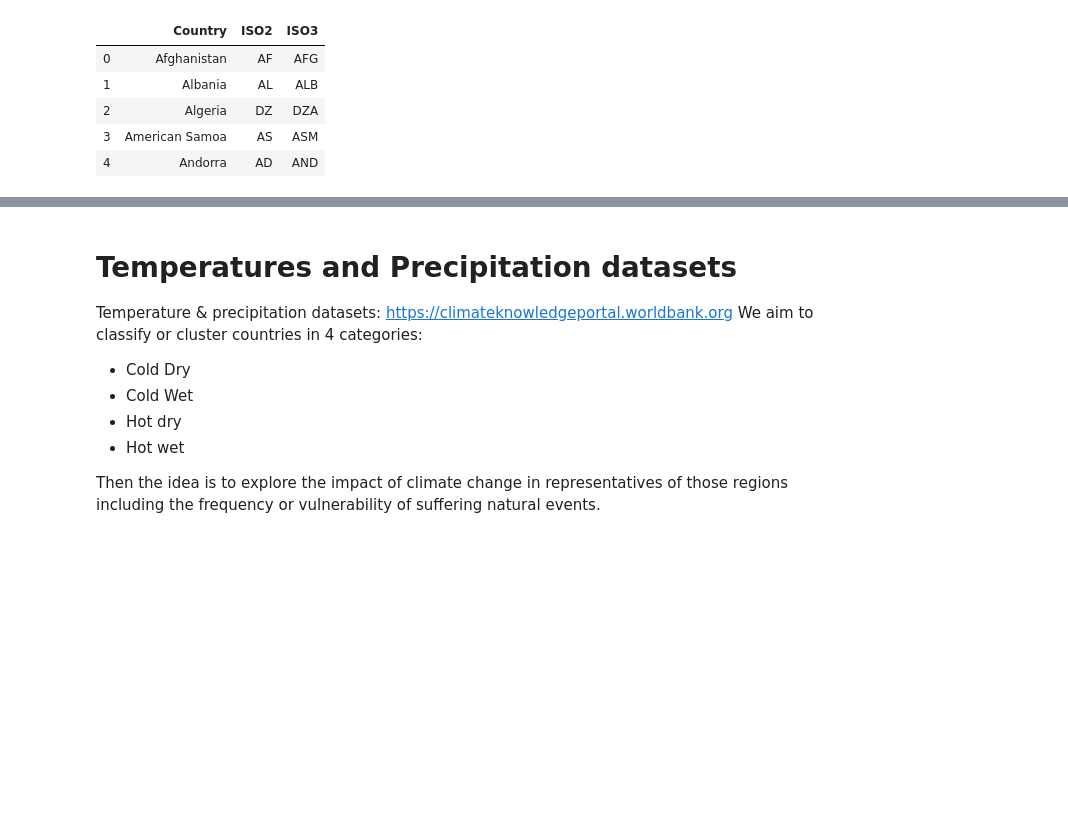
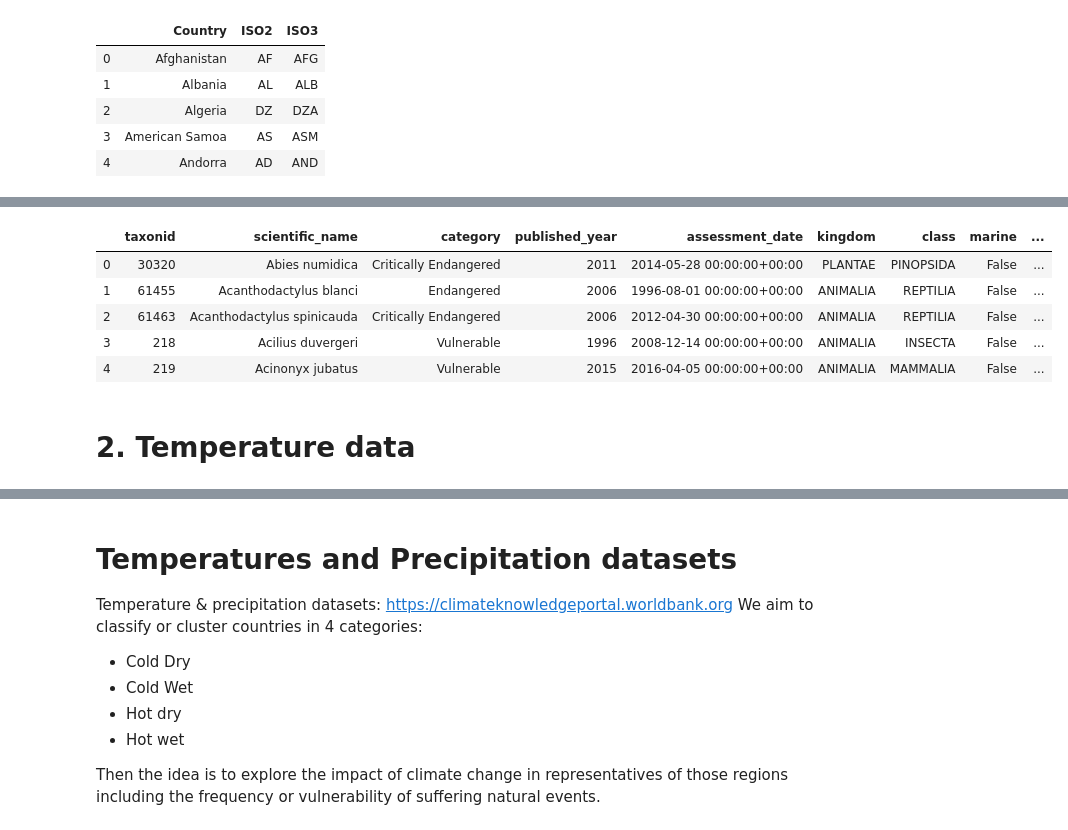
Before and after one commit to fabi-cast/Ecozones-in-a-Warming-World, a Jupyter notebook: notebooks/data-cleaning.ipynb, the cells around one changed output, grey strips where cells are left out. Cells and saved outputs as stored; diff of their text form; code cells hidden in the pictures; blank space fills up the shorter version.

```diff
--- a/notebooks/data-cleaning.ipynb
+++ b/notebooks/data-cleaning.ipynb
@@ -528,2 +553,0 @@ spe_relevant.head()
-# %%
-spe_relevant = spe_relevant.merge(realms[["Realm", "Continent", "Region", "Subregion", "ISO3"]], on = "ISO3", how = "left")
@@ -529,0 +556,13 @@ spe_relevant = spe_relevant.merge(realms[["Realm", "Continent", "Region", "Subre
+# %%
+realms = pd.read_csv("../data/raw_data/regions.csv")
+# %%
+spe_realms = (realms[["Realm", "Continent", "Region", "Subregion", "Country", "ISO3", "Developed"]]
+              .merge(spe_relevant, on = "ISO3", how = "right")
+              .drop(columns = ["Country_y", "ISO2"])
+              .rename(columns = {"Country_x": "Country"}))
+
+# Rearranging
+
+spe_realms = spe_realms[['taxonid', 'scientific_name', 'category', 'published_year','assessment_date', 'kingdom',
+                         'class', 'marine', 'freshwater','terrestrial', 'Realm', 'Continent', 'Region', 'Subregion',
+                         'Country', 'ISO3','Developed']]
@@ -530 +592,13 @@ spe_relevant = spe_relevant.merge(realms[["Realm", "Continent", "Region", "Subre
+# %%
+spe_realms["assessment_date"] = pd.to_datetime(spe_relevant.assessment_date, infer_datetime_format=True, utc= True)
+spe_realms = spe_realms.assign(year = spe_realms["assessment_date"].dt.year)
+# %%
+spe_realms.head()
+# %% [output]
+|  | taxonid | scientific_name | category | published_year | assessment_date | kingdom | class | marine | ... |
+| 0 | 30320 | Abies numidica | Critically Endangered | 2011 | 2014-05-28 00:00:00+00:00 | PLANTAE | PINOPSIDA | False | ... |
+| 1 | 61455 | Acanthodactylus blanci | Endangered | 2006 | 1996-08-01 00:00:00+00:00 | ANIMALIA | REPTILIA | False | ... |
+| 2 | 61463 | Acanthodactylus spinicauda | Critically Endangered | 2006 | 2012-04-30 00:00:00+00:00 | ANIMALIA | REPTILIA | False | ... |
+| 3 | 218 | Acilius duvergeri | Vulnerable | 1996 | 2008-12-14 00:00:00+00:00 | ANIMALIA | INSECTA | False | ... |
+| 4 | 219 | Acinonyx jubatus | Vulnerable | 2015 | 2016-04-05 00:00:00+00:00 | ANIMALIA | MAMMALIA | False | ... |
 # %%
@@ -531,0 +608,2 @@ spe_relevant.to_csv("data/species-realm-curate.csv")
+# %% [markdown]
+# 2. Temperature data
```
Also changed, not shown: parts of 178 cells of this notebook.
